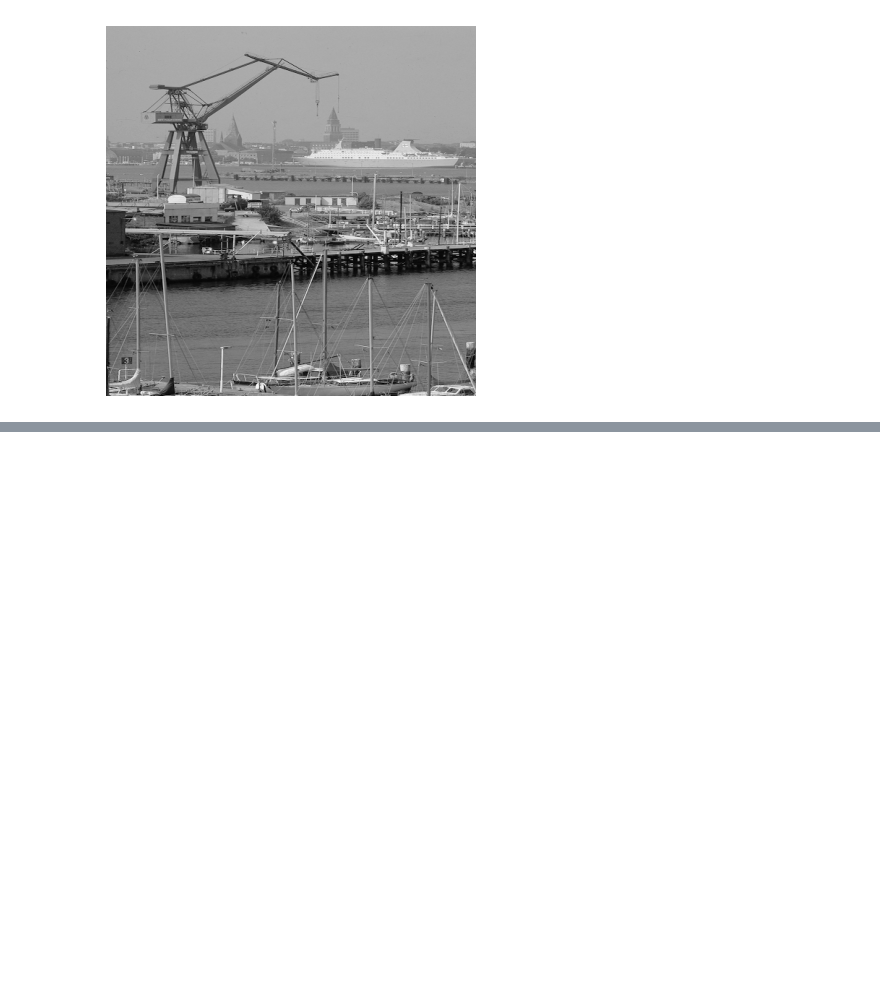
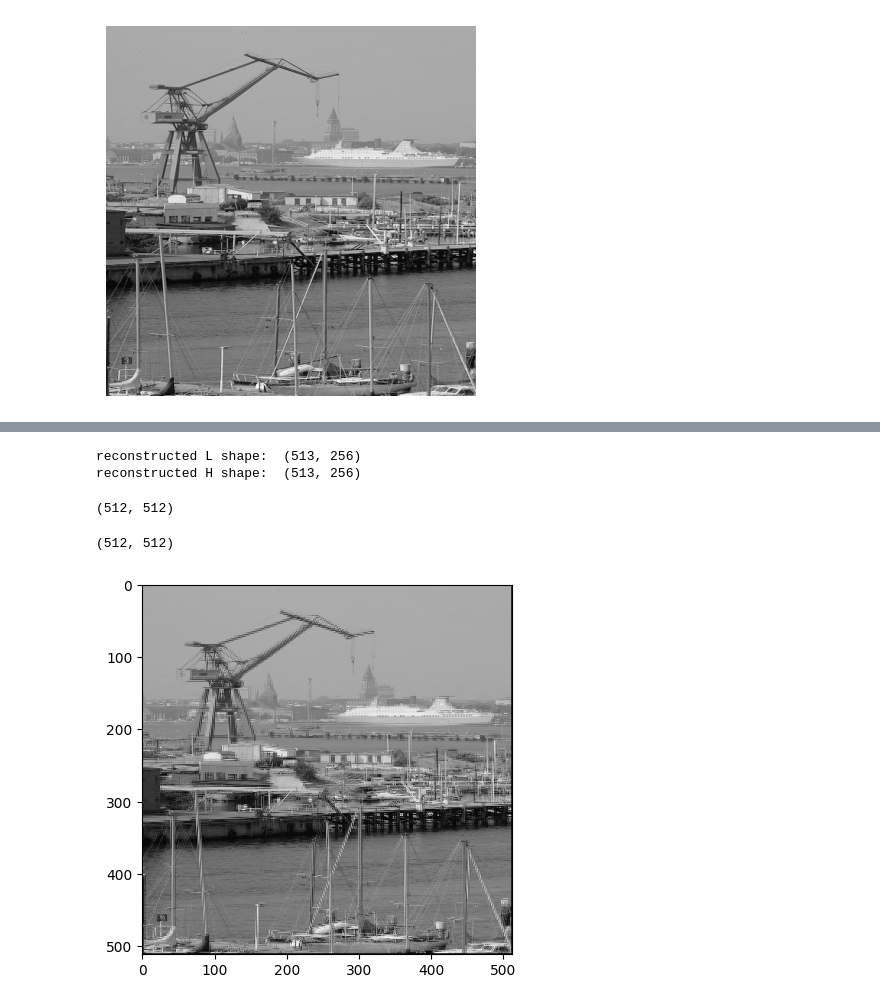
Before and after one commit to ikenichaa/wavelet-transform, a Jupyter notebook: task2-convolution.ipynb, the cells around one changed output, grey strips where cells are left out. Cells and saved outputs as stored; diff of their text form; code cells hidden in the pictures; blank space fills up the shorter version.

```diff
--- a/task2-convolution.ipynb
+++ b/task2-convolution.ipynb
@@ -403,0 +229,18 @@ show_pic(HH)
+# %%
+LL, LH, HL, HH = forward_wavelet_transform(im, low_pass_filter, high_pass_filter)
+ri = inverse_wavelet_transform(LL, LH, HL, HH, low_pass_filter, high_pass_filter)
+# %% [output]
+reconstructed L shape:  (513, 256)
+reconstructed H shape:  (513, 256)
+# %%
+im.shape
+# %% [output]
+(512, 512)
+# %%
+ri.shape
+# %% [output]
+(512, 512)
+# %%
+show_pic(ri)
+# %% [output]
+[figure, added]
```
Also changed, not shown: parts of 48 cells of this notebook.
